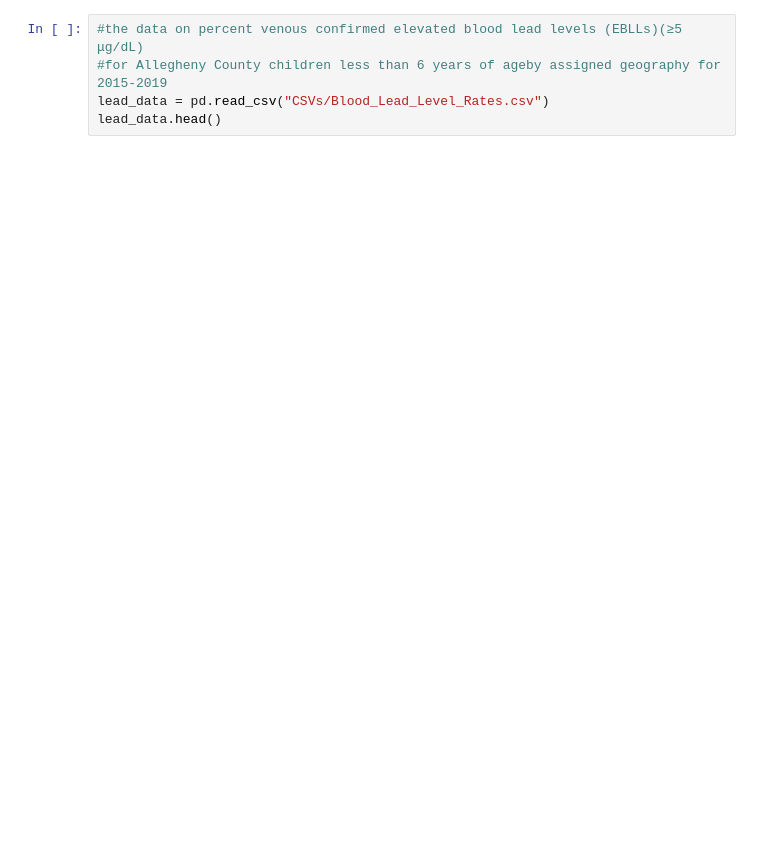
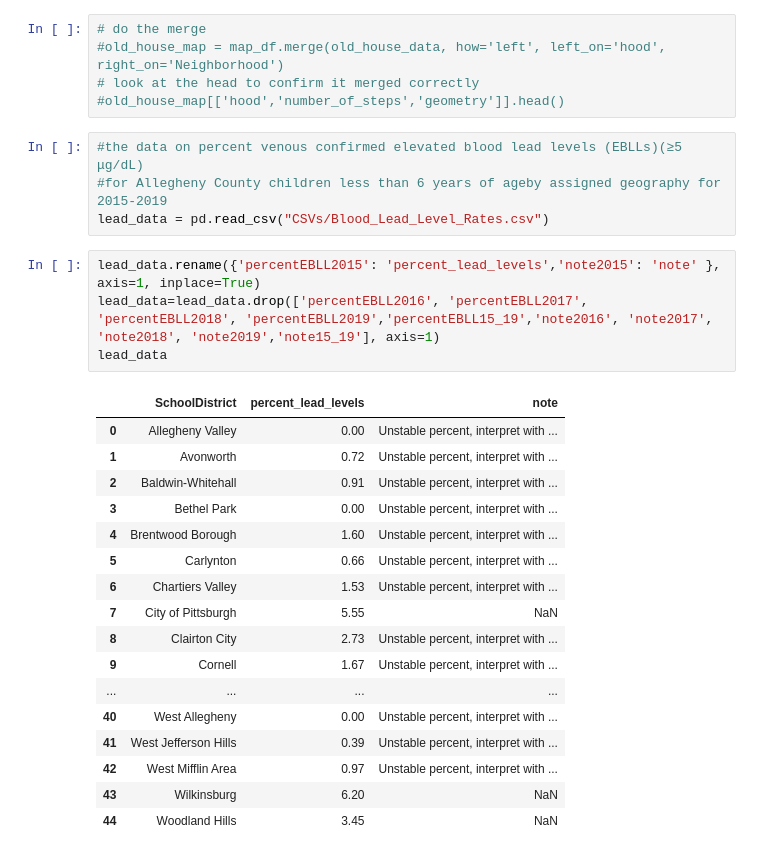
Before and after one commit to songxingyu1118/CMPINF10_Final_Project, a Jupyter notebook: Humeyra's-Work.ipynb, the cells around one changed output. Drawn from its saved outputs; the diff is of its cells as text; blank space fills up the shorter version.

```diff
--- a/Humeyra's-Work.ipynb
+++ b/Humeyra's-Work.ipynb
@@ -23,5 +127,31 @@ older_house_data.to_csv("split.csv", index=False)
+# %%
+# do the merge
+#old_house_map = map_df.merge(old_house_data, how='left', left_on='hood', right_on='Neighborhood')
+# look at the head to confirm it merged correctly
+#old_house_map[['hood','number_of_steps','geometry']].head()
 # %%
 #the data on percent venous confirmed elevated blood lead levels (EBLLs)(≥5 μg/dL)
 #for Allegheny County children less than 6 years of ageby assigned geography for 2015-2019
 lead_data = pd.read_csv("CSVs/Blood_Lead_Level_Rates.csv")
-lead_data.head()
+# %%
+lead_data.rename({'percentEBLL2015': 'percent_lead_levels','note2015': 'note' }, axis=1, inplace=True)
+lead_data=lead_data.drop(['percentEBLL2016', 'percentEBLL2017', 'percentEBLL2018', 'percentEBLL2019','percentEBLL15_19','note2016', 'note2017', 'note2018', 'note2019','note15_19'], axis=1)
+lead_data
+# %% [output]
+|  | SchoolDistrict | percent_lead_levels | note |
+| 0 | Allegheny Valley | 0.00 | Unstable percent, interpret with ... |
+| 1 | Avonworth | 0.72 | Unstable percent, interpret with ... |
+| 2 | Baldwin-Whitehall | 0.91 | Unstable percent, interpret with ... |
+| 3 | Bethel Park | 0.00 | Unstable percent, interpret with ... |
+| 4 | Brentwood Borough | 1.60 | Unstable percent, interpret with ... |
+| 5 | Carlynton | 0.66 | Unstable percent, interpret with ... |
+| 6 | Chartiers Valley | 1.53 | Unstable percent, interpret with ... |
+| 7 | City of Pittsburgh | 5.55 | NaN |
+| 8 | Clairton City | 2.73 | Unstable percent, interpret with ... |
+| 9 | Cornell | 1.67 | Unstable percent, interpret with ... |
+| ... | ... | ... | ... |
+| 40 | West Allegheny | 0.00 | Unstable percent, interpret with ... |
+| 41 | West Jefferson Hills | 0.39 | Unstable percent, interpret with ... |
+| 42 | West Mifflin Area | 0.97 | Unstable percent, interpret with ... |
+| 43 | Wilkinsburg | 6.20 | NaN |
+| 44 | Woodland Hills | 3.45 | NaN |
```
Also changed, not shown: parts of 15 cells of this notebook, 1 other file.
